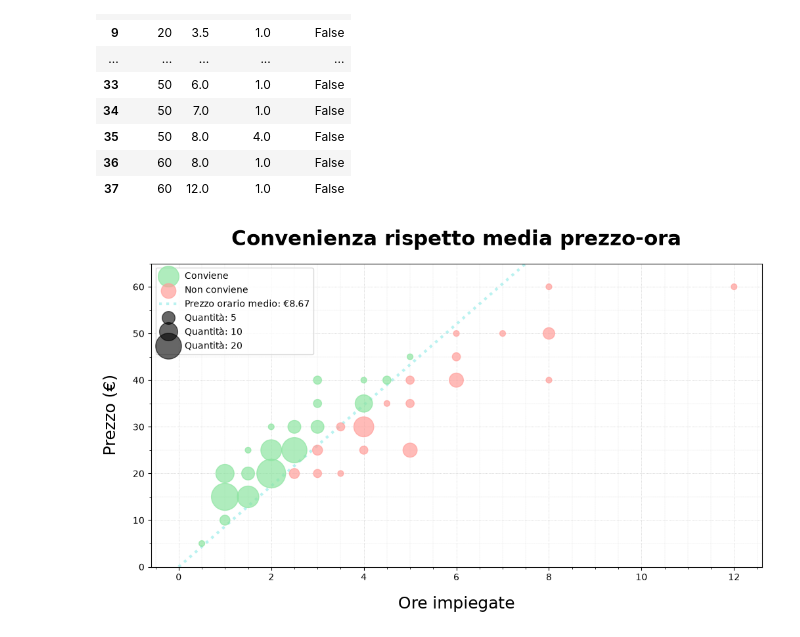
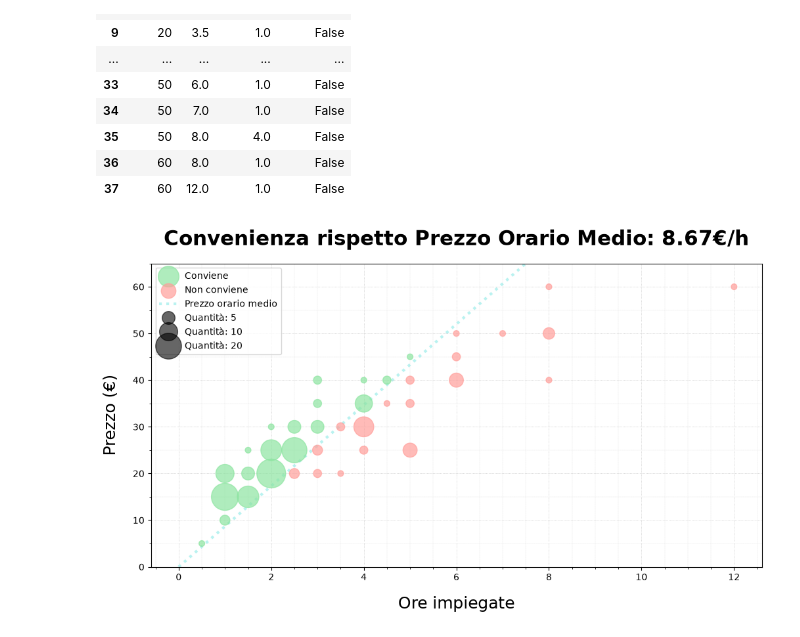
Before and after one commit to mush-noe/Data-Science---Laboratorio-del-Sole, a Jupyter notebook: grafico 7.ipynb, the cells around one changed output. Drawn from its saved outputs; the diff is of its cells as text; code cells hidden in the pictures.

```diff
--- a/grafico 7.ipynb
+++ b/grafico 7.ipynb
@@ -82,39 +82,38 @@ ax.scatter(
     zorder=2
 )
 
-#media = df_info["ore impiegate"].mean()
 ax.axline(
     (0,0),
     slope=prezzo_ora_medio,
     linestyle=":",
     linewidth=3,
     color=colori[9],
-    label="Prezzo orario medio: " + f"€{prezzo_ora_medio:.2f}",
+    label="Prezzo orario medio",
     zorder=1
 )
 
 ax.set_facecolor("#FFFFFF")
 ax.grid(True, color="#BBBBBB", linewidth=0.5, linestyle=":")
 ax.grid(True, axis='y', which='minor', linewidth=0.2, linestyle=":")
 ax.grid(True, axis='x', which='minor', linewidth=0.2, linestyle=":")
 ax.yaxis.set_major_locator(plt.MultipleLocator(10))
 ax.yaxis.set_minor_locator(plt.MultipleLocator(5))
 ax.xaxis.set_major_locator(plt.MultipleLocator(2))
 ax.xaxis.set_minor_locator(plt.MultipleLocator(0.5))
 ax.set_ylim(0, 65)
 
-ax.set_title("Convenienza rispetto media prezzo-ora", pad=20, fontsize=22, fontweight="bold")
+ax.set_title("Convenienza rispetto Prezzo Orario Medio: " + f"{prezzo_ora_medio:.2f}€/h", pad=20, fontsize=22, fontweight="bold")
 ax.set_xlabel("Ore impiegate", fontsize=18, fontweight="normal", labelpad=15)
 ax.set_ylabel("Prezzo (€)", fontsize=18, fontweight="normal", labelpad=15)
 
 handles, labels = ax.get_legend_handles_labels()
 
 size_handles, size_labels = sc1.legend_elements(
     prop="sizes", alpha=0.6, num=[5, 10, 20], func=lambda s: s / g, fmt="Quantità: {x:.0f}"
 )
 ax.legend(handles=handles + size_handles, labels=labels + size_labels, loc="best")
 
 plt.savefig("Immagini/Media-prezzo-ora.svg", bbox_inches="tight", pad_inches=0.1, transparent=False)
 plt.savefig("Immagini/Media-prezzo-ora.png", bbox_inches="tight", pad_inches=0.1, transparent=False)
 # %% [output]
-[figure, old version]
+[figure, new version]
```
Also changed, not shown: 7 other files.
